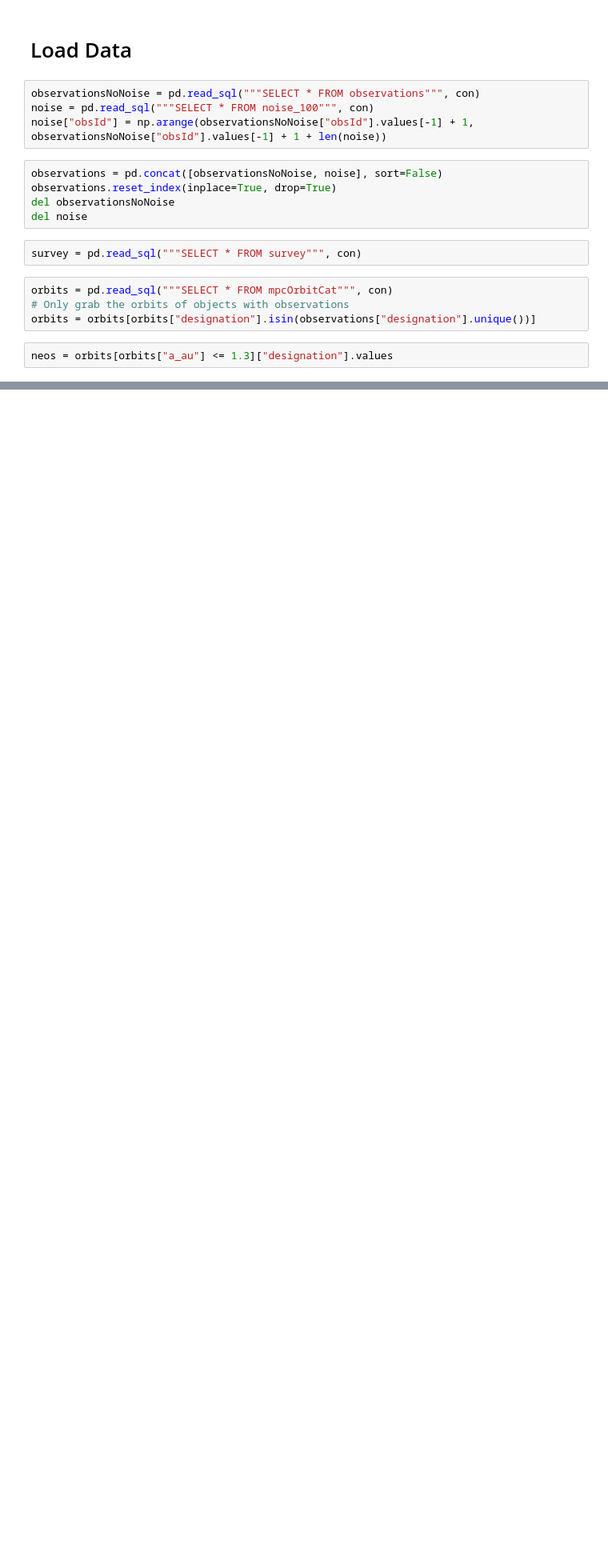
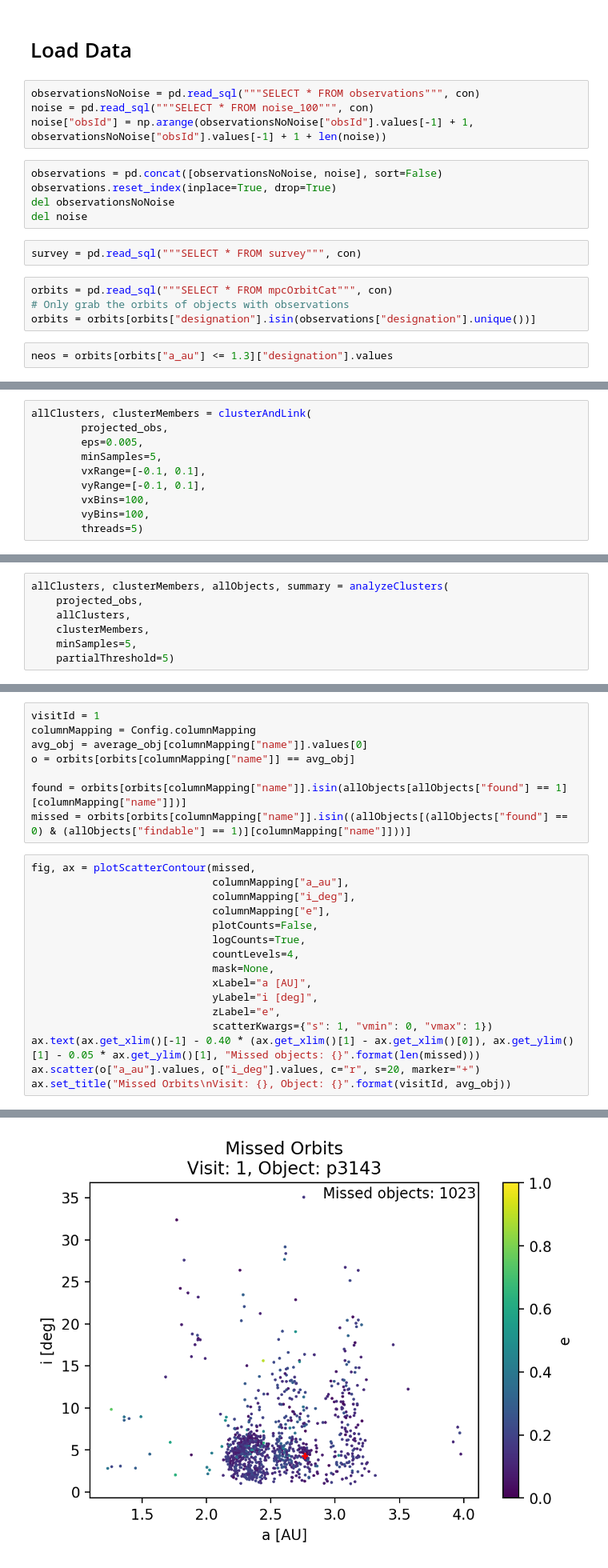
Before and after one commit to moeyensj/thor, a Jupyter notebook: notebooks/dev_msst.ipynb, the cells around one changed output, grey strips where cells are left out. Shown at 80% size. Drawn from its saved outputs; the diff is of its cells as text; blank space fills up the shorter version.

```diff
--- a/notebooks/dev_msst.ipynb
+++ b/notebooks/dev_msst.ipynb
@@ -420,0 +106,10 @@ pd.DataFrame(columns=["test"])
+# %%
+allClusters, clusterMembers = clusterAndLink(
+        projected_obs,
+        eps=0.005,
+        minSamples=5,
+        vxRange=[-0.1, 0.1],
+        vyRange=[-0.1, 0.1],
+        vxBins=100,
+        vyBins=100,
+        threads=5)
@@ -420,0 +136,7 @@ pd.DataFrame(columns=["test"])
+# %%
+allClusters, clusterMembers, allObjects, summary = analyzeClusters(
+    projected_obs,
+    allClusters,
+    clusterMembers,
+    minSamples=5,
+    partialThreshold=5)
@@ -420,0 +161,25 @@ pd.DataFrame(columns=["test"])
+# %%
+visitId = 1
+columnMapping = Config.columnMapping
+avg_obj = average_obj[columnMapping["name"]].values[0]
+o = orbits[orbits[columnMapping["name"]] == avg_obj]
+
+found = orbits[orbits[columnMapping["name"]].isin(allObjects[allObjects["found"] == 1][columnMapping["name"]])]
+missed = orbits[orbits[columnMapping["name"]].isin((allObjects[(allObjects["found"] == 0) & (allObjects["findable"] == 1)][columnMapping["name"]]))]
+# %%
+fig, ax = plotScatterContour(missed,
+                             columnMapping["a_au"],
+                             columnMapping["i_deg"],
+                             columnMapping["e"],
+                             plotCounts=False,
+                             logCounts=True,
+                             countLevels=4,
+                             mask=None,
+                             xLabel="a [AU]",
+                             yLabel="i [deg]",
+                             zLabel="e",
+                             scatterKwargs={"s": 1, "vmin": 0, "vmax": 1})
+ax.text(ax.get_xlim()[-1] - 0.40 * (ax.get_xlim()[1] - ax.get_xlim()[0]), ax.get_ylim()[1] - 0.05 * ax.get_ylim()[1], "Missed objects: {}".format(len(missed)))
+ax.scatter(o["a_au"].values, o["i_deg"].values, c="r", s=20, marker="+")
+ax.set_title("Missed Orbits\nVisit: {}, Object: {}".format(visitId, avg_obj))
+# %% [output]
@@ -420,0 +187 @@ pd.DataFrame(columns=["test"])
+[figure, added]
```
Also changed, not shown: parts of 45 cells of this notebook.
